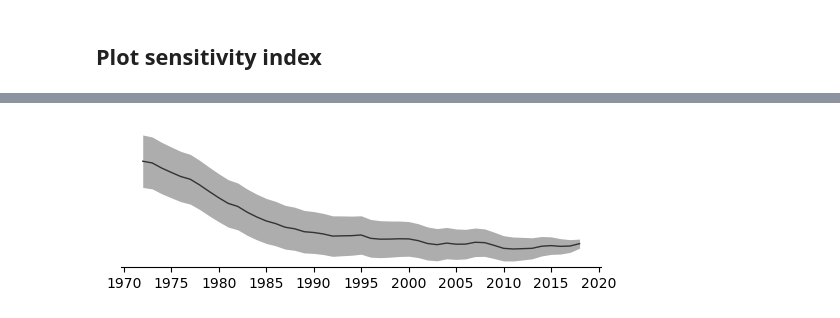
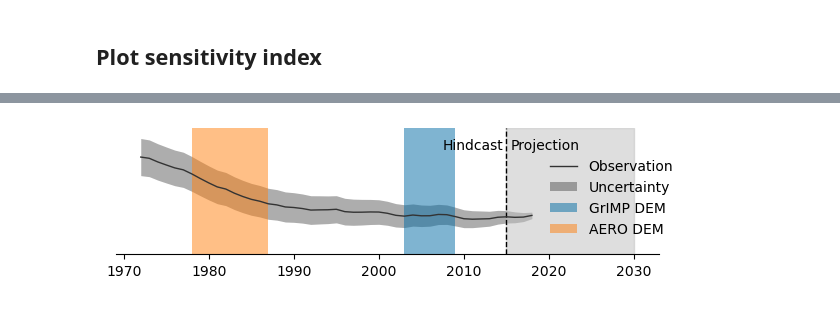
Before and after one commit to pism/pism-ragis, a Jupyter notebook: notebooks/analyze_ensembles.ipynb, the cells around one changed output, grey strips where cells are left out. Drawn from its saved outputs; the diff is of its cells as text; code cells hidden in the pictures.

Commit message:
added notebook to make figure for IARPC September 2023

```diff
--- a/notebooks/analyze_ensembles.ipynb
+++ b/notebooks/analyze_ensembles.ipynb
@@ -311,8 +324,8 @@ fig, axs = plt.subplots(nrows=3, ncols=1, sharex="col", figsize=(6.2, 4.8), heig
 fig.subplots_adjust(wspace=0, hspace=0)
 
 
-for obs, o, obs_color, obs_loc, obs_alpha  in reverse(zip([imbie, mou_gis], ["IMBIE", "Mouginot (2019)"],
-                                       [imbie_color, mou_color], [(0.1, 0.0), (0.3, 0.0)], [0.4, 0.4])):
+for obs, o, obs_color, obs_loc, obs_alpha  in zip([imbie, mou_gis], ["IMBIE", "Mouginot (2019)"],
+                                       [imbie_color, mou_color], [(0.1, 0.0), (0.3, 0.0)], [0.4, 0.4]):
     obs_ci = axs[0].fill_between(obs["Date"],
                     (obs[mass_varname] + sigma * obs[mass_uncertainty_varname]),
                     (obs[mass_varname] - sigma * obs[mass_uncertainty_varname]),
@@ -816,22 +692,48 @@ plt.subplots_adjust?
 # %%
 plt.rc('font', size=10)
 plt.style.use("tableau-colorblind10")
 
-fig = plt.figure(figsize=[6.2, 1.8])
+ymin = -1
+ymax = 2
+
+fig = plt.figure(figsize=[6., 1.8])
 ax = fig.add_subplot(111)
 
 sigma = 4
+
+ax.axvline(datetime(2015, 1, 1), color="k", linestyle="dashed", linewidth=1)
 for obs, o, obs_color, obs_loc, obs_alpha  in zip([mou_gis], ["Mouginot (2019)"],
                                        [mou_color], [(0.3, 0.0)], [0.4]):
+    obs_line = ax.plot(obs["Date"], obs[mass_varname][::-1], color=obs_color, lw=1, label="Observation")
     obs_ci = ax.fill_between(obs["Date"],
                     (obs[mass_varname][::-1] + sigma * obs[mass_uncertainty_varname][::-1]),
                     (obs[mass_varname][::-1] - sigma * obs[mass_uncertainty_varname][::-1]),
-                    ls="solid", color=obs_color, lw=0, alpha=obs_alpha, label=f"{sigma}-$\sigma$")
-    obs_line = ax.plot(obs["Date"], obs[mass_varname][::-1], color=obs_color, lw=1, label="Mean")
+                    ls="solid", color=obs_color, lw=0, alpha=obs_alpha, label="Uncertainty")
+l1 = ax.legend(loc="upper right", bbox_to_anchor=[1.05, 0.85])
+l1.get_frame().set_linewidth(0.0)
+l1.get_frame().set_alpha(0.0)
+ax.fill_between([datetime(2015,1,1), datetime(2030,1,1)], [ymin, ymin], [ymax, ymax], color="0.75", alpha=0.5)
+ax.text(datetime(2015, 7, 1), ymax-0.5, "Projection")
+ax.text(datetime(2007, 7, 1), ymax-0.5, "Hindcast")
 ax.spines['right'].set_visible(False)
 ax.spines['left'].set_visible(False)
 ax.spines['top'].set_visible(False)
 plt.yticks([])
+ax.set_ylim(ymin, ymax)
+fig.tight_layout()
 fig.savefig("historical-uncertainties-growth.pdf")
+fig.savefig("historical-uncertainties-growth.png", dpi=300)
+ax.fill_between([datetime(2003,1,1), datetime(2009,1,1)], [ymin, ymin], [ymax, ymax], alpha=0.5, label="GrIMP DEM")
+l2 = ax.legend(loc="upper right", bbox_to_anchor=[1.05, 0.85])
+l2.get_frame().set_linewidth(0.0)
+l2.get_frame().set_alpha(0.0)
+fig.savefig("historical-uncertainties-growth-grimp.pdf")
+fig.savefig("historical-uncertainties-growth-grimp.png", dpi=300)
+ax.fill_between([datetime(1978,1,1), datetime(1987,1,1)], [ymin, ymin], [ymax, ymax], alpha=0.5, label="AERO DEM")
+l3 = ax.legend(loc="upper right", bbox_to_anchor=[1.05, 0.85])
+l3.get_frame().set_linewidth(0.0)
+l3.get_frame().set_alpha(0.0)
+fig.savefig("historical-uncertainties-growth-dems.pdf")
+fig.savefig("historical-uncertainties-growth-dems.png", dpi=300)
 # %% [output]
-[figure, old version]
+[figure, new version]
```
Also changed, not shown: parts of 25 cells of this notebook, 1 other file.
